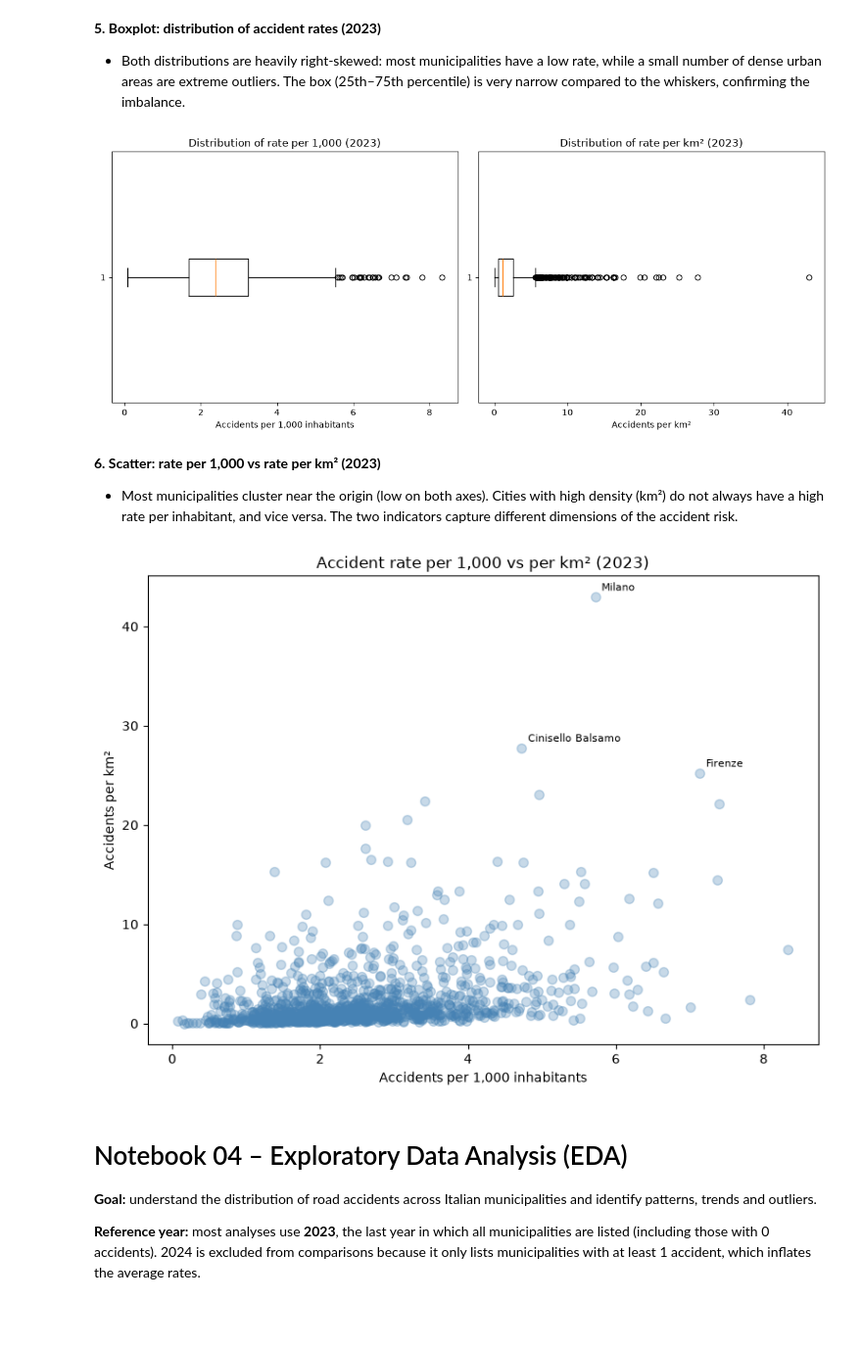
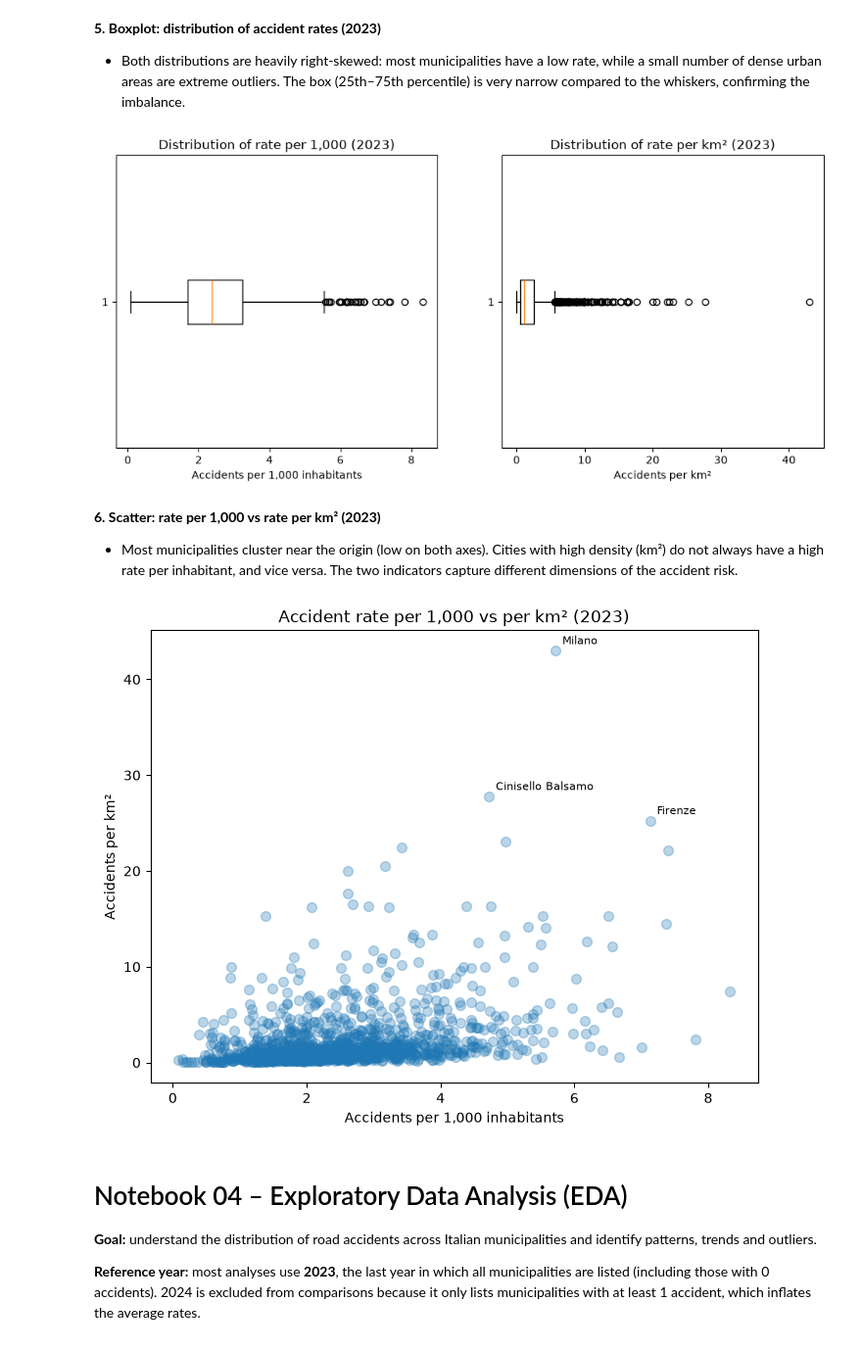
Before and after one commit to martinafurian/istat-accidents-analysis, a Jupyter notebook: 04_eda_analysis.ipynb, the cells around one changed output. Shown at 98% size. Cells and saved outputs as stored; diff of their text form; code cells hidden in the pictures; blank space fills up the shorter version.

```diff
--- a/04_eda_analysis.ipynb
+++ b/04_eda_analysis.ipynb
@@ -131,18 +127,17 @@ print(top_km2.to_string())
 # %%
 fig, axes = plt.subplots(1, 2, figsize=(12, 5))
 
 axes[0].boxplot(df_2023["accidents_per_1000"].dropna(),orientation='horizontal')
 axes[0].set_xlabel("Accidents per 1,000 inhabitants")
 axes[0].set_title("Distribution of rate per 1,000 (2023)")
 
 axes[1].boxplot(df_2023["accidents_per_km2"].dropna(), orientation='horizontal')
 axes[1].set_xlabel("Accidents per km²")
 axes[1].set_title("Distribution of rate per km² (2023)")
 
-plt.tight_layout()
 plt.show()
 # %% [output]
-[figure, old version]
+[figure, new version]
 # %% [markdown]
 **6. Scatter: rate per 1,000 vs rate per km² (2023)**
 * Most municipalities cluster near the origin (low on both axes). Cities with high density (km²) do not always have a high rate per inhabitant, and vice versa. The two indicators capture different dimensions of the accident risk.
@@ -152,8 +147,7 @@ fig, ax = plt.subplots(figsize=(8, 6))
 ax.scatter(
     df_2023["accidents_per_1000"],
     df_2023["accidents_per_km2"],
-    alpha=0.3, s=50, color="steelblue"
-)
+    alpha=0.3, s=50)
 
 cities = ["Milano", "Firenze", "Cinisello Balsamo"]
 to_label = df_2023[df_2023["Comune"].isin(cities)]
@@ -165,10 +159,9 @@ for _, row in to_label.iterrows():
 ax.set_xlabel("Accidents per 1,000 inhabitants")
 ax.set_ylabel("Accidents per km²")
 ax.set_title("Accident rate per 1,000 vs per km² (2023)")
-plt.tight_layout()
 plt.show()
 # %% [output]
-[figure, old version]
+[figure, new version]
 # %% [markdown]
 # Notebook 04 – Exploratory Data Analysis (EDA)
 
```
Also changed, not shown: parts of 5 cells of this notebook, 4 other files.
